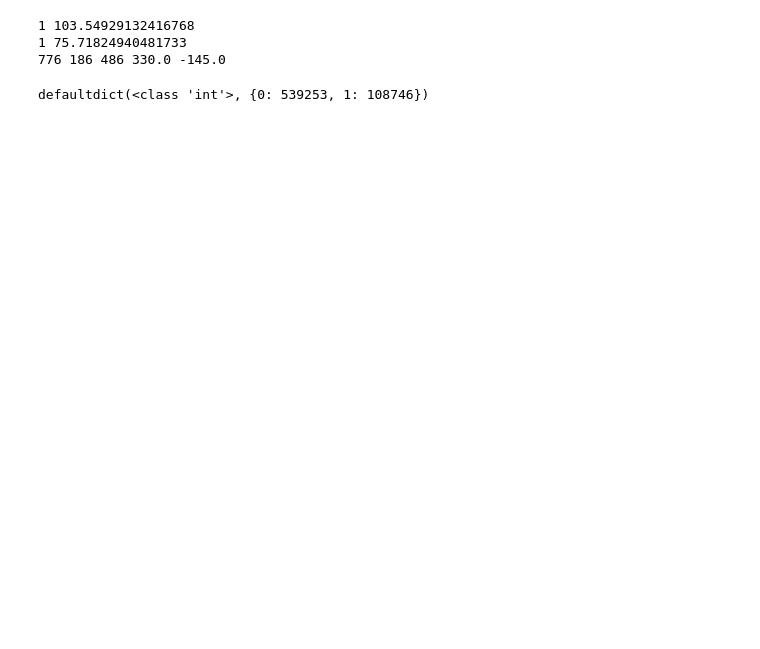
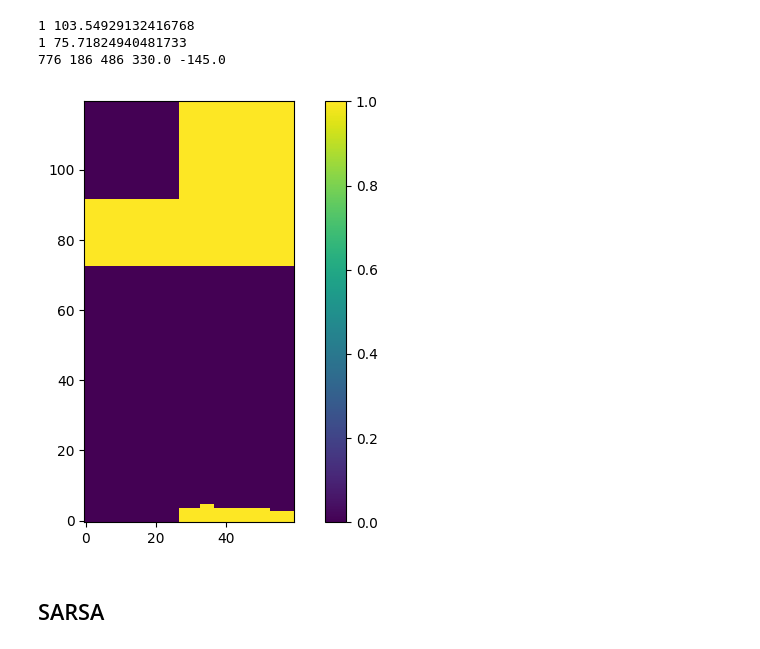
Before and after one commit to JacobAlbus/deepbird, a Jupyter notebook: python/notebook.ipynb, the cells around one changed output. Drawn from its saved outputs; the diff is of its cells as text; code cells hidden in the pictures; blank space fills up the shorter version.

Commit message:
Implement TD Sarsa

```diff
--- a/python/notebook.ipynb
+++ b/python/notebook.ipynb
@@ -46,12 +56,28 @@ print(player_height, pipe1_height, pipe2_height, 40 - (0.5 * (pipe1_height + 10
 1 75.71824940481733
 776 186 486 330.0 -145.0
 # %%
-from collections import defaultdict
-nib = defaultdict(int)
-for state in policy.keys():
-    action = policy[state]
-    nib[action] += 1
+height = '80'
+actions = ('0', '1')
+values = np.zeros((120, 60))
 
-print(nib)
+for state in value_function:
+
+    state_player_height, state_pipe_height, state_distance = state.split(',')
+    if state_pipe_height.strip() != height:
+        continue
+
+    i = int(state_player_height.strip()[1:])
+    j = int(state_distance.strip()[:-1])
+    values[i, j] = policy[state]
+
+fig, ax = plt.subplots()
+im = ax.imshow(values, origin="lower")
+
+fig.colorbar(im)
+
+fig.tight_layout()
+plt.show()
 # %% [output]
-defaultdict(<class 'int'>, {0: 539253, 1: 108746})
+[figure, added]
+# %% [markdown]
+## SARSA
```
Also changed, not shown: parts of 8 cells of this notebook, 23 other files.
